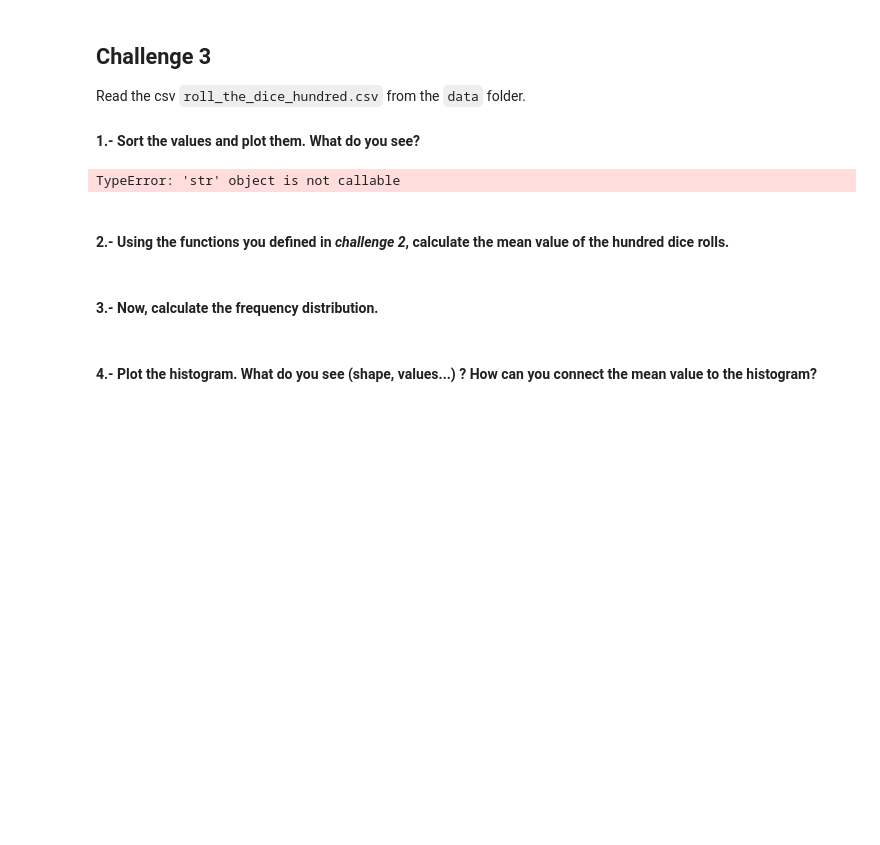
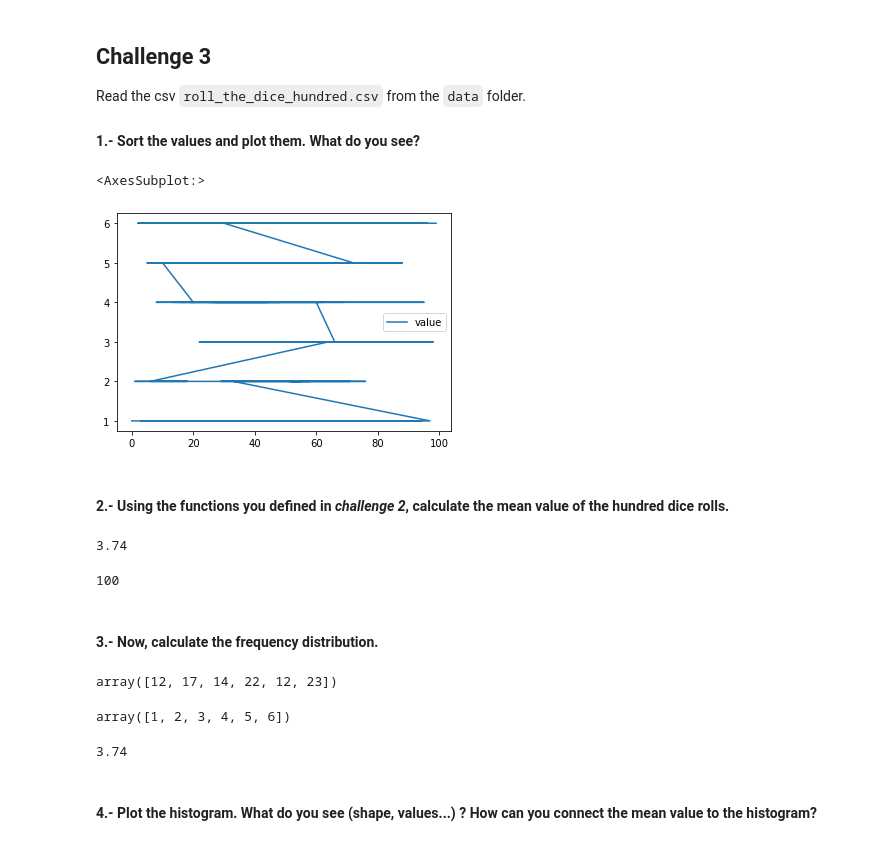
Before and after one commit to Malvagfr/dataptmad1121_labs, a Jupyter notebook: module-2/understanding-descriptive-stats/your-code/main.ipynb, the cells around one changed output. Drawn from its saved outputs; the diff is of its cells as text; code cells hidden in the pictures; blank space fills up the shorter version.

```diff
--- a/module-2/understanding-descriptive-stats/your-code/main.ipynb
+++ b/module-2/understanding-descriptive-stats/your-code/main.ipynb
@@ -158,7 +162,5 @@ Read the csv `roll_the_dice_hundred.csv` from the `data` folder.
 #### 1.- Sort the values and plot them. What do you see?
 # %%
 # your code here
-roll_the_dice_hundred=pd.read_csv('./data/roll_the_dice_hundred.csv')
-roll_the_dice_hundred
+roll_the_dice_hundred=pd.read_csv("../data/roll_the_dice_hundred.csv")
+roll_the_dice_hundred_sorted=roll_the_dice_hundred.sort_values(['value'])
-# %% [output]
-TypeError: 'str' object is not callable
@@ -168,0 +167,5 @@ your comments here
+# %%
+roll_the_dice_hundred_sorted.plot(y='value', use_index=True)
+# %% [output]
+<AxesSubplot:>
+[figure, added]
@@ -170,10 +177,32 @@ your comments here
 #### 2.- Using the functions you defined in *challenge 2*, calculate the mean value of the hundred dice rolls.
 # %%
 # your code here
+mean_rolling_100=roll_the_dice_hundred_sorted['value'].sum()/roll_the_dice_hundred_sorted['value'].count()
+mean_rolling_100
+# %% [output]
+3.74
+# %%
+roll_the_dice_hundred_sorted['value'].count()
+# %% [output]
+100
 # %% [markdown]
 #### 3.- Now, calculate the frequency distribution.
 # %%
 # your code here
+dice_frequency_100, bins = np.histogram(roll_the_dice_hundred_sorted['value'], bins=6)
+dice_frequency_100
+# %% [output]
+array([12, 17, 14, 22, 12, 23])
+# %%
+dice_values_100= np.arange(1,len(dice_frequency_100)+1)
+dice_values_100
+# %% [output]
+array([1, 2, 3, 4, 5, 6])
+# %%
+mean_dice_100= sum(dice_frequency_100*dice_values_100)/len(roll_the_dice_hundred_sorted)
+mean_dice_100
+# %% [output]
+3.74
 # %% [markdown]
 #### 4.- Plot the histogram. What do you see (shape, values...) ? How can you connect the mean value to the histogram?
 # %%
```
Also changed, not shown: parts of 63 cells of this notebook.
